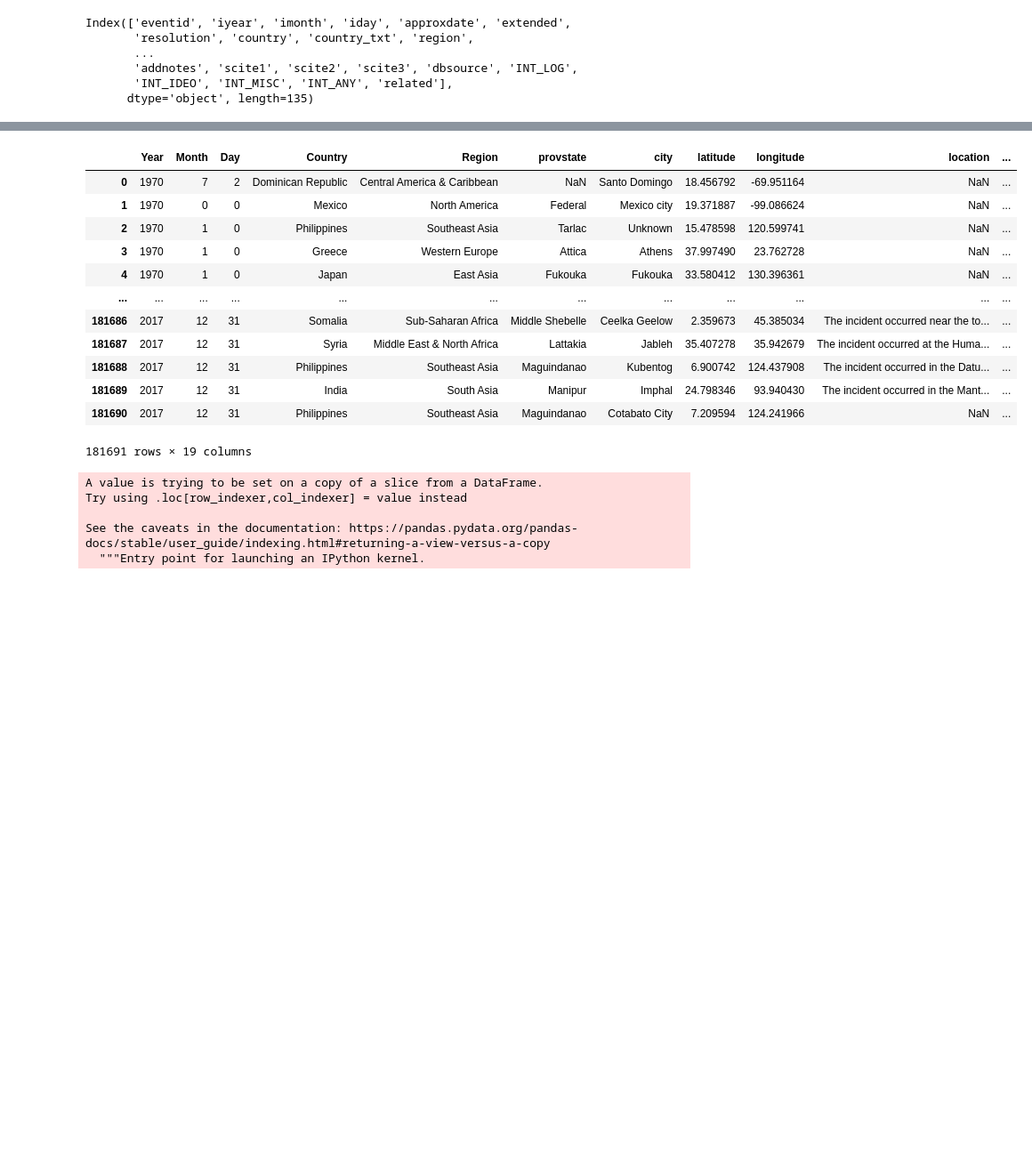
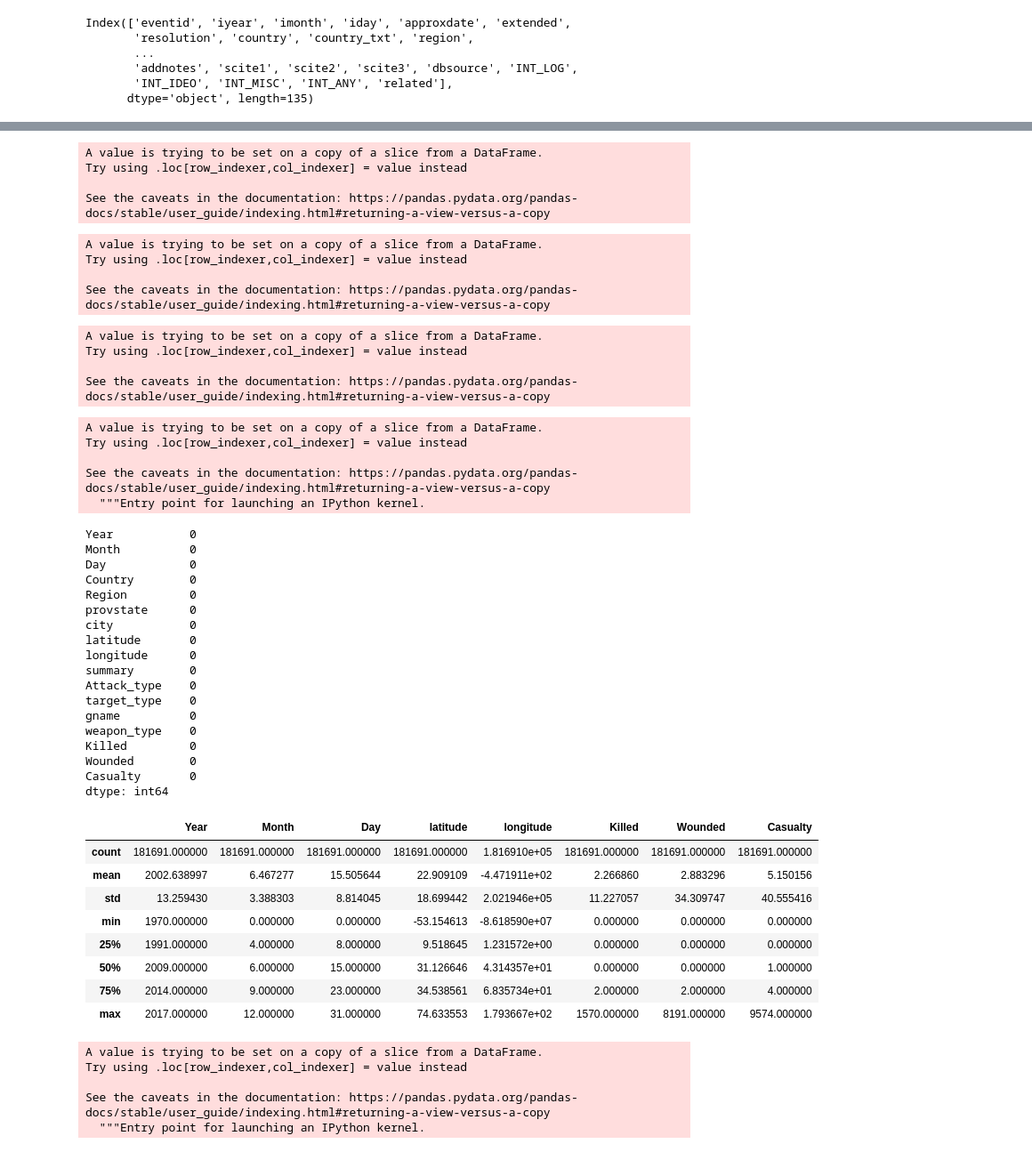
Before and after one commit to TEJU1211/GLOBAL-TERRORISM-ATTACKS--EDA, a Jupyter notebook: Individual_Notebook(Global_Terrorism_Analysis_)(_Capstone_Project.ipynb, the cells around one changed output, grey strips where cells are left out. Shown at 89% size. Drawn from its saved outputs; the diff is of its cells as text; code cells hidden in the pictures; blank space fills up the shorter version.

```diff
--- a/Individual_Notebook(Global_Terrorism_Analysis_)(_Capstone_Project.ipynb
+++ b/Individual_Notebook(Global_Terrorism_Analysis_)(_Capstone_Project.ipynb
@@ -207,19 +220,68 @@ terrorism_df.fillna(0)
+# %%
+#Filling the nan values of Latitude to 0
+terrorism_df['latitude'] = terrorism_df['latitude'].fillna(0)
+# %% [output]
+A value is trying to be set on a copy of a slice from a DataFrame.
+Try using .loc[row_indexer,col_indexer] = value instead
+
+See the caveats in the documentation: https://pandas.pydata.org/pandas-docs/stable/user_guide/indexing.html#returning-a-view-versus-a-copy
+# %%
+#Filling the nan values of Longitude to 0
+terrorism_df['longitude'] = terrorism_df['longitude'].fillna(0)
+# %% [output]
+A value is trying to be set on a copy of a slice from a DataFrame.
+Try using .loc[row_indexer,col_indexer] = value instead
+
+See the caveats in the documentation: https://pandas.pydata.org/pandas-docs/stable/user_guide/indexing.html#returning-a-view-versus-a-copy
+# %%
+#Filling the nan values in summary column as unknown
+terrorism_df['summary']=terrorism_df['summary'].fillna('Unknown')
+# %% [output]
+A value is trying to be set on a copy of a slice from a DataFrame.
+Try using .loc[row_indexer,col_indexer] = value instead
+
+See the caveats in the documentation: https://pandas.pydata.org/pandas-docs/stable/user_guide/indexing.html#returning-a-view-versus-a-copy
+# %%
+terrorism_df["Casualty"]=terrorism_df["Killed"]+terrorism_df["Wounded"]
+# %% [output]
+A value is trying to be set on a copy of a slice from a DataFrame.
+Try using .loc[row_indexer,col_indexer] = value instead
+
+See the caveats in the documentation: https://pandas.pydata.org/pandas-docs/stable/user_guide/indexing.html#returning-a-view-versus-a-copy
+  """Entry point for launching an IPython kernel.
+# %%
+terrorism_df.isnull().sum()
+# %% [output]
+Year           0
+Month          0
+Day            0
+Country        0
+Region         0
+provstate      0
+city           0
+latitude       0
+longitude      0
+summary        0
+Attack_type    0
+target_type    0
+gname          0
+weapon_type    0
+Killed         0
+Wounded        0
+Casualty       0
+dtype: int64
 # %%
-terrorism_df
+terrorism_df.describe()
 # %% [output]
-|  | Year | Month | Day | Country | Region | provstate | city | latitude | longitude | location | ... |
-| 0 | 1970 | 7 | 2 | Dominican Republic | Central America & Caribbean | NaN | Santo Domingo | 18.456792 | -69.951164 | NaN | ... |
-| 1 | 1970 | 0 | 0 | Mexico | North America | Federal | Mexico city | 19.371887 | -99.086624 | NaN | ... |
-| 2 | 1970 | 1 | 0 | Philippines | Southeast Asia | Tarlac | Unknown | 15.478598 | 120.599741 | NaN | ... |
-| 3 | 1970 | 1 | 0 | Greece | Western Europe | Attica | Athens | 37.997490 | 23.762728 | NaN | ... |
-| 4 | 1970 | 1 | 0 | Japan | East Asia | Fukouka | Fukouka | 33.580412 | 130.396361 | NaN | ... |
-| ... | ... | ... | ... | ... | ... | ... | ... | ... | ... | ... | ... |
-| 181686 | 2017 | 12 | 31 | Somalia | Sub-Saharan Africa | Middle Shebelle | Ceelka Geelow | 2.359673 | 45.385034 | The incident occurred near the to... | ... |
-| 181687 | 2017 | 12 | 31 | Syria | Middle East & North Africa | Lattakia | Jableh | 35.407278 | 35.942679 | The incident occurred at the Huma... | ... |
-| 181688 | 2017 | 12 | 31 | Philippines | Southeast Asia | Maguindanao | Kubentog | 6.900742 | 124.437908 | The incident occurred in the Datu... | ... |
-| 181689 | 2017 | 12 | 31 | India | South Asia | Manipur | Imphal | 24.798346 | 93.940430 | The incident occurred in the Mant... | ... |
-| 181690 | 2017 | 12 | 31 | Philippines | Southeast Asia | Maguindanao | Cotabato City | 7.209594 | 124.241966 | NaN | ... |
+|  | Year | Month | Day | latitude | longitude | Killed | Wounded | Casualty |
+| count | 181691.000000 | 181691.000000 | 181691.000000 | 181691.000000 | 1.816910e+05 | 181691.000000 | 181691.000000 | 181691.000000 |
+| mean | 2002.638997 | 6.467277 | 15.505644 | 22.909109 | -4.471911e+02 | 2.266860 | 2.883296 | 5.150156 |
+| std | 13.259430 | 3.388303 | 8.814045 | 18.699442 | 2.021946e+05 | 11.227057 | 34.309747 | 40.555416 |
+| min | 1970.000000 | 0.000000 | 0.000000 | -53.154613 | -8.618590e+07 | 0.000000 | 0.000000 | 0.000000 |
+| 25% | 1991.000000 | 4.000000 | 8.000000 | 9.518645 | 1.231572e+00 | 0.000000 | 0.000000 | 0.000000 |
+| 50% | 2009.000000 | 6.000000 | 15.000000 | 31.126646 | 4.314357e+01 | 0.000000 | 0.000000 | 1.000000 |
+| 75% | 2014.000000 | 9.000000 | 23.000000 | 34.538561 | 6.835734e+01 | 2.000000 | 2.000000 | 4.000000 |
+| max | 2017.000000 | 12.000000 | 31.000000 | 74.633553 | 1.793667e+02 | 1570.000000 | 8191.000000 | 9574.000000 |
-181691 rows × 19 columns
 # %%
 terrorism_df['city']=terrorism_df['city'].fillna('unknown')
 # %% [output]
```
Also changed, not shown: parts of 22 cells of this notebook.
